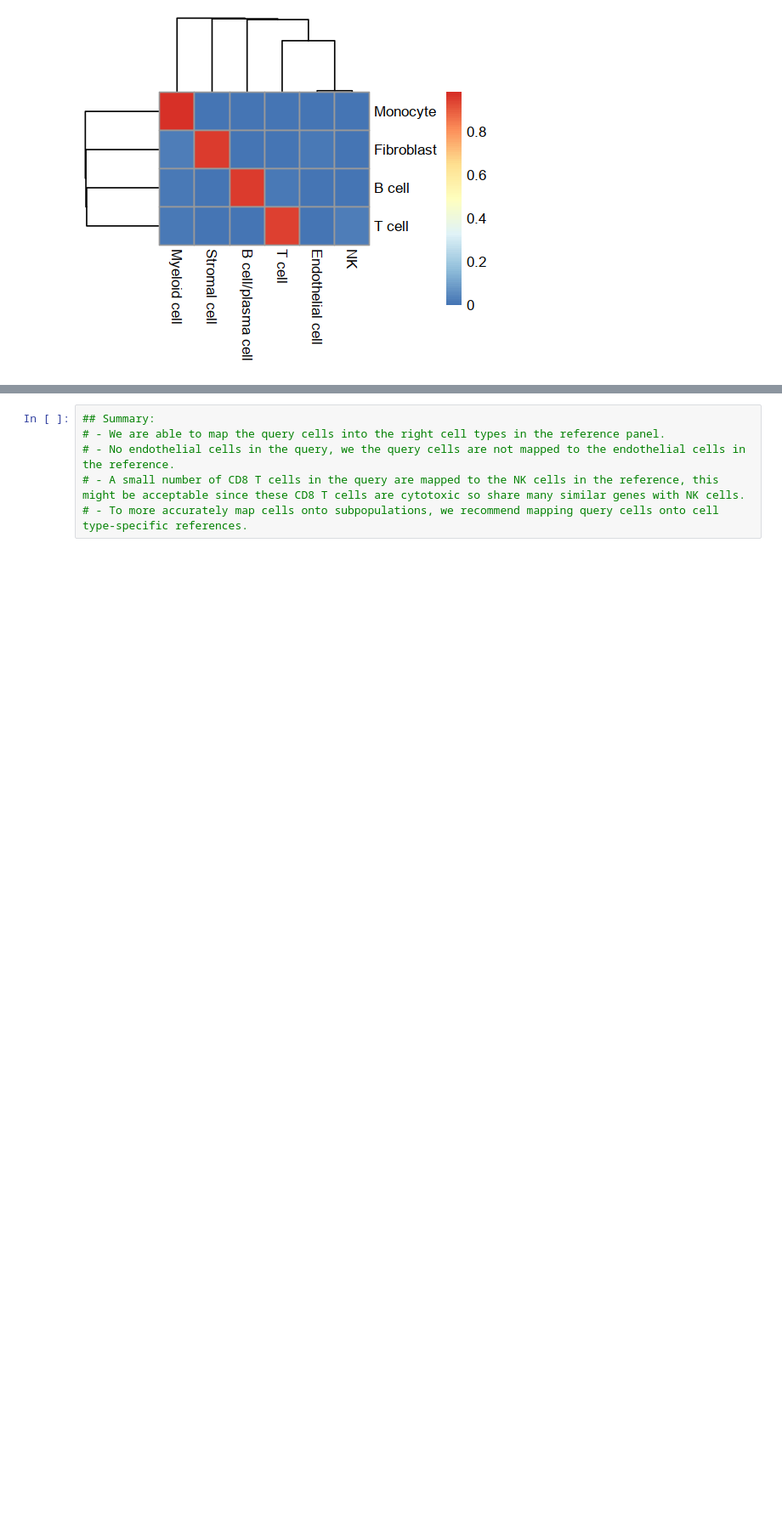
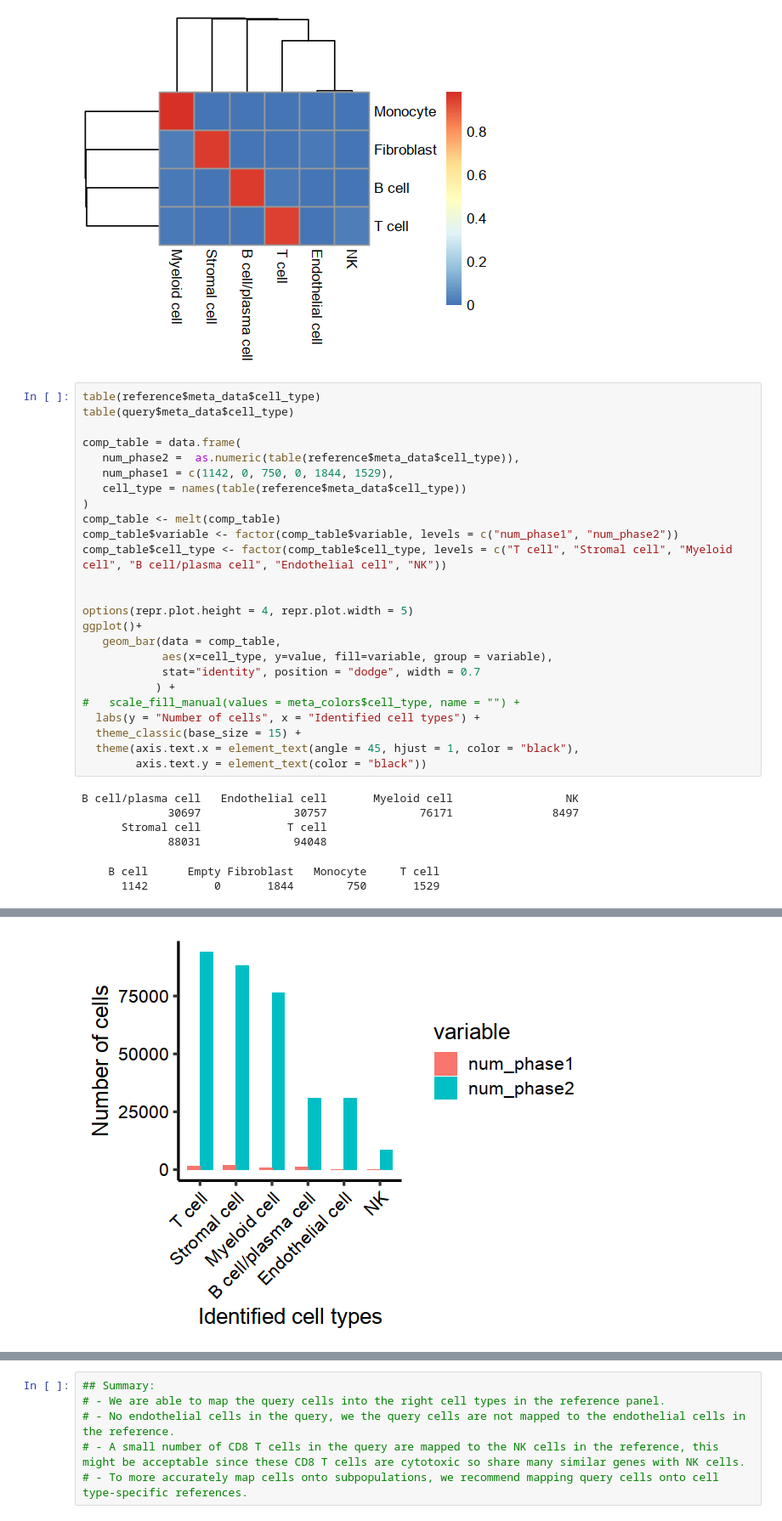
Before and after one commit to immunogenomics/RA_Atlas_CITEseq, a Jupyter notebook: code/all_celltype_reference.ipynb, the cells around one changed output, grey strips where cells are left out. Shown at 85% size. Saved outputs shown, nothing was run; the diff lists cells and outputs as text; blank space fills up the shorter version.

```diff
--- a/code/all_celltype_reference.ipynb
+++ b/code/all_celltype_reference.ipynb
@@ -502,3 +502,35 @@ options(repr.plot.height = 3.5, repr.plot.width = 4)
 pheatmap(Conf)
 # %% [output]
 [figure]
+# %%
+table(reference$meta_data$cell_type)
+table(query$meta_data$cell_type)
+
+comp_table = data.frame(
+   num_phase2 =  as.numeric(table(reference$meta_data$cell_type)),
+   num_phase1 = c(1142, 0, 750, 0, 1844, 1529),
+   cell_type = names(table(reference$meta_data$cell_type))
+)
+comp_table <- melt(comp_table)
+comp_table$variable <- factor(comp_table$variable, levels = c("num_phase1", "num_phase2"))
+comp_table$cell_type <- factor(comp_table$cell_type, levels = c("T cell", "Stromal cell", "Myeloid cell", "B cell/plasma cell", "Endothelial cell", "NK"))
+
+
+options(repr.plot.height = 4, repr.plot.width = 5)
+ggplot()+
+   geom_bar(data = comp_table,
+            aes(x=cell_type, y=value, fill=variable, group = variable),
+            stat="identity", position = "dodge", width = 0.7
+           ) +
+#   scale_fill_manual(values = meta_colors$cell_type, name = "") +
+  labs(y = "Number of cells", x = "Identified cell types") +
+  theme_classic(base_size = 15) +
+  theme(axis.text.x = element_text(angle = 45, hjust = 1, color = "black"),
+        axis.text.y = element_text(color = "black"))
+# %% [output]
+B cell/plasma cell   Endothelial cell       Myeloid cell                 NK
+             30697              30757              76171               8497
+      Stromal cell             T cell
+             88031              94048
+    B cell      Empty Fibroblast   Monocyte     T cell
+      1142          0       1844        750       1529
@@ -504,0 +539 @@ pheatmap(Conf)
+[figure, added]
```
Also changed, not shown: parts of 2 cells of this notebook.
